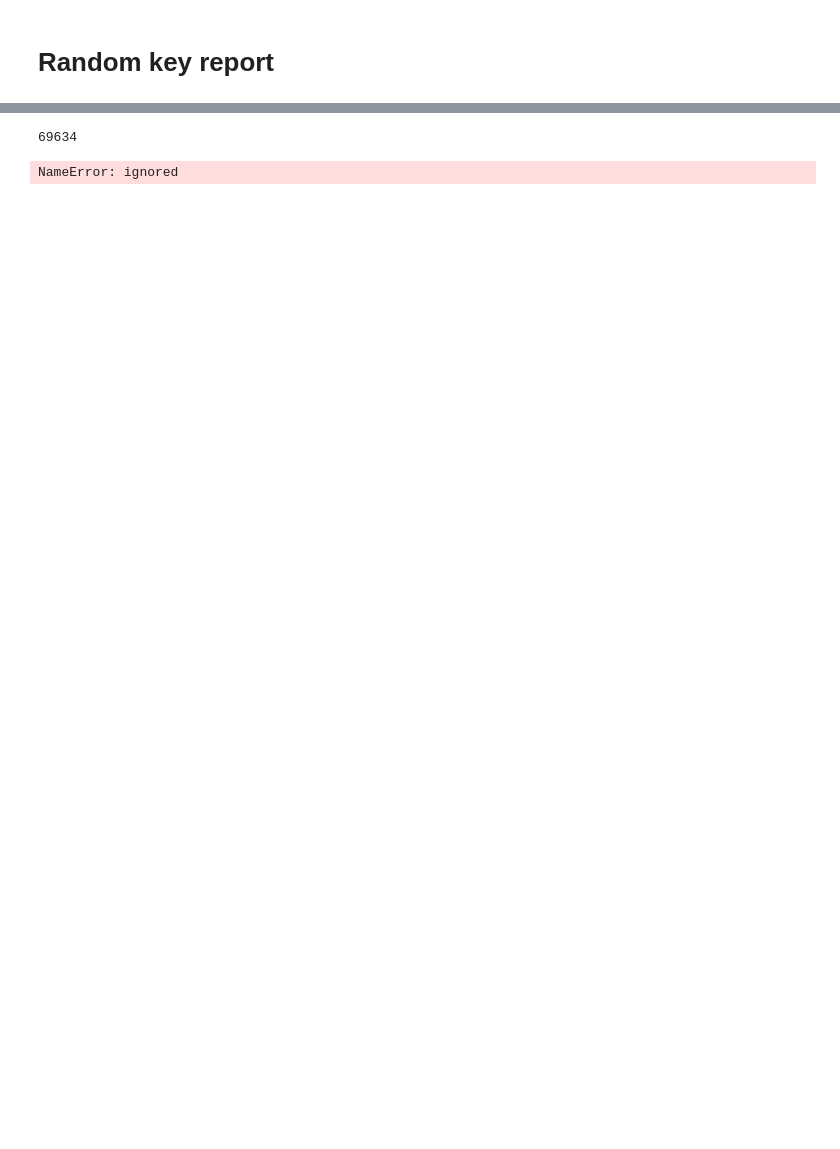
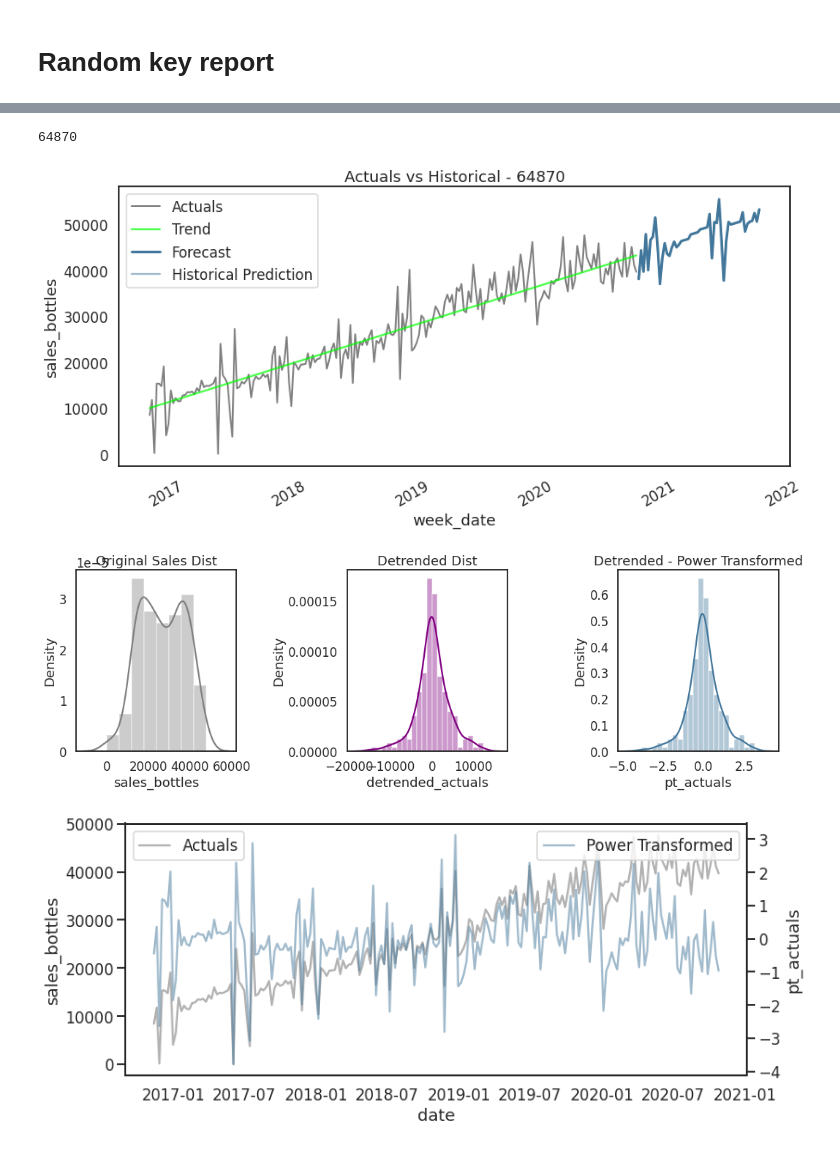
Before and after one commit to vjacobsen/Liquor-Sales-Inventory-Forecast, a Jupyter notebook: Liquor_Sales_Forecast.ipynb, the cells around one changed output, grey strips where cells are left out. Saved outputs shown, nothing was run; the diff lists cells and outputs as text; code cells hidden in the pictures; blank space fills up the shorter version.

```diff
--- a/Liquor_Sales_Forecast.ipynb
+++ b/Liquor_Sales_Forecast.ipynb
@@ -150,6 +157,7 @@ sales_data['sales_bottles'] = sales_data['sales_bottles'].fillna(0)
 
 weeks_to_forecast = 52
 
+last_date = sales_data['date'].max()
 print(last_date)
 
 forecast_future_dates = pd.date_range(last_date,
@@ -172,4 +180,6 @@ sales_data = sales_data.append(unique_keys.merge(forecast_future_dates))
 sales_data.drop(columns='merge_dates',inplace=True)
 
 sales_data['date'] = pd.to_datetime(sales_data['date'])
+
+sales_data.head()
 # %% [output]
@@ -884,6 +976,7 @@ sample_key = indv_forecast.forecast_key.sample().values[0]
 sns.set_style('white')
 sns.set_context('talk')
 
+# Ransac regressor to extract trend
 from sklearn.linear_model import RANSACRegressor,HuberRegressor, LinearRegression
 ransac2 = RANSACRegressor(random_state=42)
 huber = HuberRegressor()
@@ -895,17 +988,16 @@ def plot_rand_key(rand=True):
 
   key = specific_key
   if rand==True:
-    key = pd.DataFrame(forecasts.index.unique()).sample().values[0][0]
+    key = pd.DataFrame(forecasts.index.unique()).sample().values[0][0] # get sample key
 
   print(key)
 
-  data_pred = dataset_weekly[dataset_weekly['forecast_key']==key].groupby('week_date').sum()
   data_fcst = forecasts.loc[key].groupby('week_date').sum()
 
-  data_actuals = processed_dataset[(processed_dataset['forecast_key']==key) & (processed_dataset['type']!='forecast')]
+  data_actuals = historical_predictions[(historical_predictions['forecast_key']==key) & (historical_predictions['type']!='forecast')]
 
   # Predict trendline
-  cols = ['date','trend'] + [predicted_var]
+  cols = ['week_date','trend'] + [predicted_var]
 
   trend_data = data_actuals.dropna()
   trend_y = trend_data[predicted_var[0]].values.reshape(-1,1)
@@ -924,28 +1016,25 @@ def plot_rand_key(rand=True):
   trend_data['pt_actuals'] = PowerTransformer().fit_transform(trend_data['detrended_actuals'].values.reshape(-1,1))
 
   # Plot Time Series ----------------------------------------
-  plt.figure(figsize=(16,7))
+  plt.figure(figsize=(14,6))
 
   # Actuals
-  sns.lineplot(x="date", y=predicted_var[0],color="grey",linewidth=2,data=data_actuals)
+  sns.lineplot(x="week_date", y=predicted_var[0],color="grey",linewidth=2,data=data_actuals)
 
   # Plot trend
-  #sns.lineplot(x='date', y='trend_line_ransac' ,color='lime', alpha=0.7, data=trend_data)
-  #sns.lineplot(x='date', y='trend_line_huber' ,color='purple', alpha=0.7, data=trend_data)
-  #sns.lineplot(x='date', y='trend_line_lr' ,color='turquoise', alpha=0.7, data=trend_data)
+  sns.lineplot(x='date', y='trend_line_ransac' ,color='lime', alpha=0.7, data=trend_data)
 
-  # Add forecast
-  sns.lineplot(x="date", y='forecast',color='#42779B', alpha=1,linewidth=3, data=data_fcst)
+
+  # Forecast
+  sns.lineplot(x="week_date", y='forecast',color='#42779B', alpha=1,linewidth=3, data=data_fcst)
 
   # Historical predictions
-  ##sns.lineplot(x="date", y='indv_forecast',hue='type', alpha=0.8, data=data_pred)
-  sns.lineplot(x="date", y='forecast', color='#42779B', alpha=0.5, data=data_pred)
+  ##sns.lineplot(x="date", y='indv_forecast',hue='type', alpha=0.8, data=data_fcst)
+  sns.lineplot(x="week_date", y='forecast', color='#42779B', alpha=0.5, data=data_fcst)
 
   plt.xticks(rotation=30)
   plt.title('Actuals vs Historical - {}'.format(key))
-  #plt.legend(labels = ['Actuals','Ransac','Huber','LR', 'Best Forecast','Train','Test'])
-  #plt.legend(labels = ['Actuals','Ransac', 'Best Forecast','Train','Test'])
-  plt.legend(labels = ['Actuals', 'Forecast','Historical Prediction'])
+  plt.legend(labels = ['Actuals','Trend', 'Forecast','Historical Prediction',])
   plt.show()
 
   # Histogram ---------------------------------------------
@@ -975,8 +1064,10 @@ def plot_rand_key(rand=True):
   plt.show()
 # %%
 #Sample key
-specific_key = '9432'
-plot_rand_key(rand=True)
+specific_key = '64870'
+plot_rand_key(rand=False)
 # %% [output]
-69634
+64870
-NameError: ignored
+[figure, added]
+[figure, added]
+[figure, added]
```
Also changed, not shown: parts of 33 cells of this notebook.
